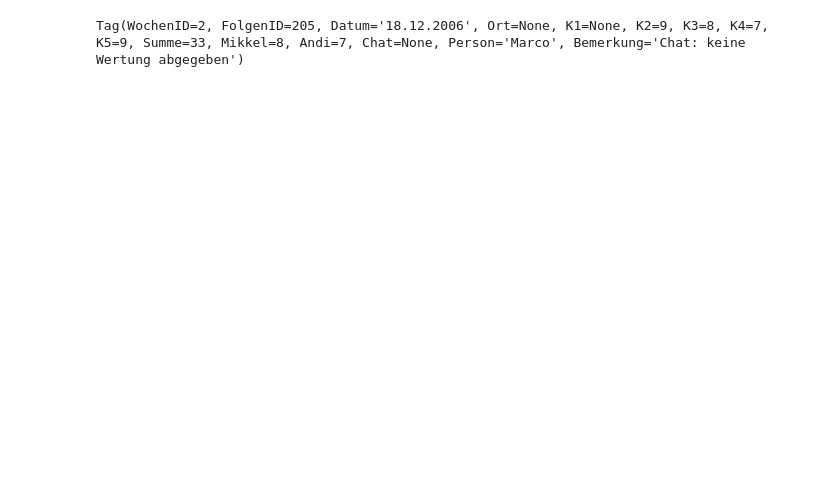
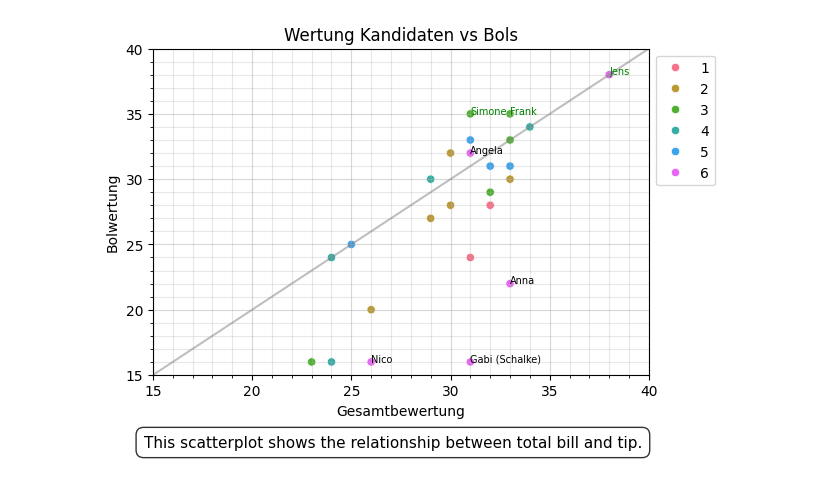
Before and after one commit to whiskyheat/ddd-dpd, a Jupyter notebook: notebooks/test.ipynb, the cells around one changed output. Drawn from its saved outputs; the diff is of its cells as text; code cells hidden in the pictures; blank space fills up the shorter version.

```diff
--- a/notebooks/test.ipynb
+++ b/notebooks/test.ipynb
@@ -17,8 +13,76 @@ def load_data(as_df: bool = False):
 # %%
 data = load_data()
 #data
-# %%
-tag = data[5]
-tag
-# %% [output]
-Tag(WochenID=2, FolgenID=205, Datum='18.12.2006', Ort=None, K1=None, K2=9, K3=8, K4=7, K5=9, Summe=33, Mikkel=8, Andi=7, Chat=None, Person='Marco', Bemerkung='Chat: keine Wertung abgegeben')
+# %%
+def color(tag):
+    return "g"
+# %%
+df = pd.DataFrame(data=[[tag.WochenID, tag.gesamtbewertung, tag.bolwertung, tag.Person, tag.wertung_distance, color(tag)] for tag in data], columns=["WochenID", "Gesamtbewertung", "Bolwertung", "Person", "Distance", "Color"])
+# %%
+last_week = df["WochenID"].max()
+# %%
+axis_min = 15
+
+
+ax = sns.scatterplot(data=df, x="Gesamtbewertung", y="Bolwertung", hue="WochenID", palette=sns.color_palette("husl", 6))
+
+# title
+ax.set_title("Wertung Kandidaten vs Bols")
+
+
+# axis
+ax.set_xlim(axis_min, 40)
+ax.set_ylim(axis_min, 40)
+
+# grid
+major_ticks = np.arange(axis_min, 41, 5)
+minor_ticks = np.arange(axis_min, 41, 1)
+ax.set_xticks(major_ticks)
+ax.set_xticks(minor_ticks, minor=True)
+ax.set_yticks(major_ticks)
+ax.set_yticks(minor_ticks, minor=True)
+ax.grid(which="minor", alpha=.3)
+ax.grid(which="major", alpha=.5)
+
+# diagonal line
+linespace = np.linspace(axis_min, 40)
+sns.lineplot(x=linespace, y=linespace, color="grey", alpha=.5)
+
+# legend
+#labels = [f"Woche {i}" for i in range(1, last_week+1)]
+#ax.legend(labels=labels)
+sns.move_legend(ax, "upper left", bbox_to_anchor=(1, 1))
+
+
+
+for index, row in df.iterrows():
+
+    # perfect dinner
+    if row["Gesamtbewertung"] >= 35 or row["Bolwertung"] >= 35:
+        ax.annotate(row["Person"], (row["Gesamtbewertung"], row["Bolwertung"]), size=7, color="g")
+
+    # high difference in rating
+    #elif row["Distance"] >= 10:
+    #    ax.annotate(row["Person"], (row["Gesamtbewertung"], row["Bolwertung"]), size=7, color="red")
+
+    # current week
+    elif row["WochenID"] == last_week:
+        ax.annotate(row["Person"], (row["Gesamtbewertung"], row["Bolwertung"]), size=7)
+
+
+plt.subplots_adjust(bottom=0.2)
+
+# Add a textbox below the plot
+plt.figtext(
+    0.5, 0.05,  # x, y in figure coordinates (0–1)
+    "Dieser Scatterplot zeigt die Gesamtwertung der Kandidaten und die Wertung der Bols. Die Bolwertung besteht aus den Wertungen von Andi und Mikkel sowie der durchschnittlichen Chatwertung."
+    "This scatterplot shows the relationship between total bill and tip.",
+    wrap=True,
+    ha="center",
+    fontsize=11,
+    bbox=dict(facecolor="white", alpha=0.8, boxstyle="round,pad=0.5")
+)
+
+ax.get_figure().savefig("out.jpg")
+# %% [output]
+[figure, added]
```
Also changed, not shown: parts of 4 cells of this notebook, 1 other file.
